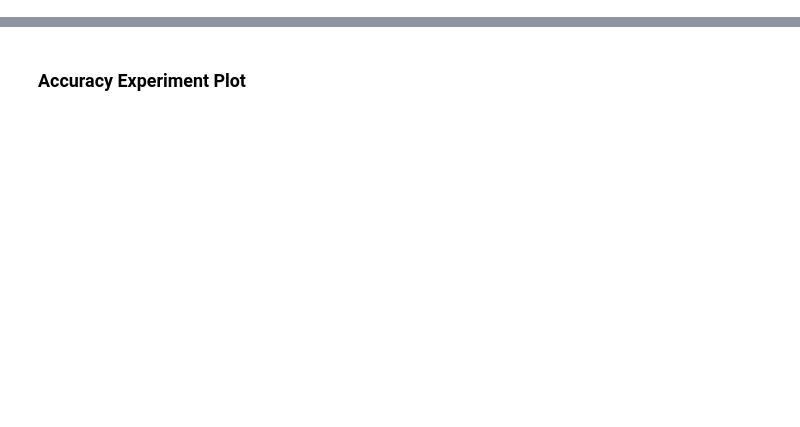
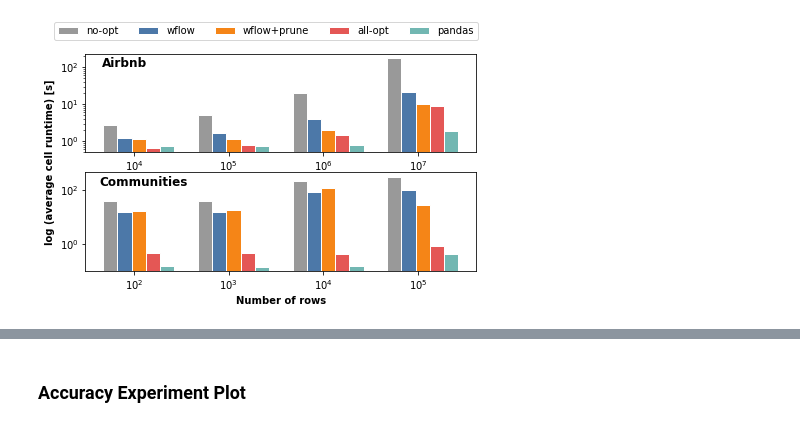
Before and after one commit to lux-org/lux-benchmark, a Jupyter notebook: paper/Paper Plots.ipynb, the cells around one changed output, grey strips where cells are left out. Drawn from its saved outputs; the diff is of its cells as text; code cells hidden in the pictures; blank space fills up the shorter version.

```diff
--- a/paper/Paper Plots.ipynb
+++ b/paper/Paper Plots.ipynb
@@ -6,6 +6,93 @@ import matplotlib.pyplot as plt
 # %%
 df = pd.read_csv("airbnb_macrobenchmark.csv")
 df2 = pd.read_csv("communities_macrobenchmark.csv")
+# %%
+# Overall (Averages)
+airbnb = df.groupby(["condition","nPts"]).mean().reset_index()
+communities = df2.groupby(["condition","nPts"]).mean().reset_index()
+# %%
+import numpy as np
+import matplotlib.pyplot as plt
+# fig, (ax1,ax2) = plt.subplots(1,2,figsize=(10, 3))#,sharey=True)
+fig, (ax1,ax2) = plt.subplots(2,1,figsize=(7,4))#,sharey=True)
+# set width of bars
+barWidth = 0.15
+######## AIRBNB ############
+ax = ax1
+# set heights of bars
+bars0 = airbnb[airbnb["condition"]=="baseline"]["time"]
+bars1 = airbnb[airbnb["condition"]=="o1"]["time"]
+bars2 = airbnb[airbnb["condition"]=="o1o2"]["time"]
+bars3 = airbnb[airbnb["condition"]=="o1o2o3"]["time"]
+bars4 = airbnb[airbnb["condition"]=="pandas"]["time"]
+
+# Set position of bar on X axis
+r0 = np.arange(len(bars1))
+r1 = [x + barWidth for x in r0]
+r2 = [x + barWidth for x in r1]
+r3 = [x + barWidth for x in r2]
+r4 = [x + barWidth for x in r3]
+
+ax.bar(r0, bars0, color='#999999', width=barWidth, edgecolor='white', label='no-opt')
+ax.bar(r1, bars1, color='#4c78a8', width=barWidth, edgecolor='white', label='wflow')
+ax.bar(r2, bars2, color='#f58517', width=barWidth, edgecolor='white', label='wflow+prune')
+ax.bar(r3, bars3, color='#e45755', width=barWidth, edgecolor='white', label='all-opt')
+ax.bar(r4, bars4, color='#72b7b2', width=barWidth, edgecolor='white', label='pandas')
+
+# Add xticks on the middle of the group bars
+# ax.set_xlabel('Number of rows', fontweight='bold')
+# ax.set_ylabel('log (overall time) [s]', fontweight='bold')
+ax.set_xticks([r + barWidth + 0.1 for r in range(len(bars1))])
+ax.set_xticklabels(["$10^4$","$10^5$","$10^6$","$10^7$"])
+ax.set_yscale('log')
+ax.text(0.1, 0.9,'Airbnb', fontsize=12,fontweight='bold',horizontalalignment='center',verticalalignment='center',transform = ax.transAxes)
+# ax.set_ylim(10,9000)
+######## Communities ############
+ax = ax2
+bars0 = communities[communities["condition"]=="baseline"]["time"]
+bars1 = communities[communities["condition"]=="o1"]["time"]
+bars2 = communities[communities["condition"]=="o1o2"]["time"]
+bars3 = communities[communities["condition"]=="o1o2o3"]["time"]
+bars4 = communities[communities["condition"]=="pandas"]["time"]
+
+# Set position of bar on X axis
+r0 = np.arange(len(bars1))
+r1 = [x + barWidth for x in r0]
+r2 = [x + barWidth for x in r1]
+r3 = [x + barWidth for x in r2]
+r4 = [x + barWidth for x in r3]
+
+ax.bar(r0, bars0, color='#999999', width=barWidth, edgecolor='white', label='no-opt')
+ax.bar(r1, bars1, color='#4c78a8', width=barWidth, edgecolor='white', label='wflow')
+ax.bar(r2, bars2, color='#f58517', width=barWidth, edgecolor='white', label='wflow+prune')
+ax.bar(r3, bars3, color='#e45755', width=barWidth, edgecolor='white', label='all-opt')
+ax.bar(r4, bars4, color='#72b7b2', width=barWidth, edgecolor='white', label='pandas')
+
+# Add xticks on the middle of the group bars
+ax.set_xlabel('Number of rows', fontweight='bold')
+# ax.set_ylabel('log (overall time) [s]', fontweight='bold')
+ax.set_xticks([r + barWidth + 0.1 for r in range(len(bars1))])
+ax.set_xticklabels(["$10^2$","$10^3$","$10^4$","$10^5$"])
+ax.set_yscale('log')
+ax.text(0.15, 0.9,'Communities', fontsize=12,fontweight='bold',horizontalalignment='center',verticalalignment='center',transform = ax.transAxes)
+# ax.set_ylim(1,20000)
+##########################
+
+# GLOBAL FIGURE SETTINGS
+
+# fig = plt.gcf()
+# fig.suptitle("Overall Dataframe", fontweight="bold", fontsize=14)
+handles, labels = ax.get_legend_handles_labels()
+fig.legend(handles, labels, loc="upper center", ncol=5)
+# plt.tight_layout()
+ax0 = fig.add_subplot(111, frame_on=False)   # creating a single axes
+ax0.set_xticks([])
+ax0.set_yticks([])
+ax0.set_ylabel('log (average cell runtime) [s]', fontweight='bold',labelpad=30)
+# plt.tight_layout()
+fig.savefig("../../lux-paper/fig/macrobenchmark_overall_average.pdf")
+# %% [output]
+[figure, added]
 # %%
 # Overall
 airbnb = df.groupby(["condition","nPts"]).sum().reset_index()
```
Also changed, not shown: parts of 9 cells of this notebook, 7 other files.
